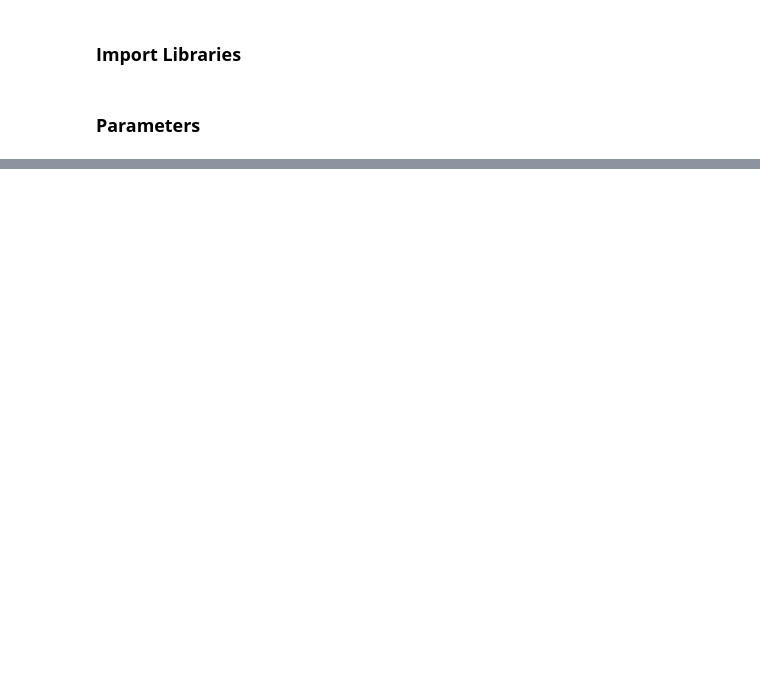
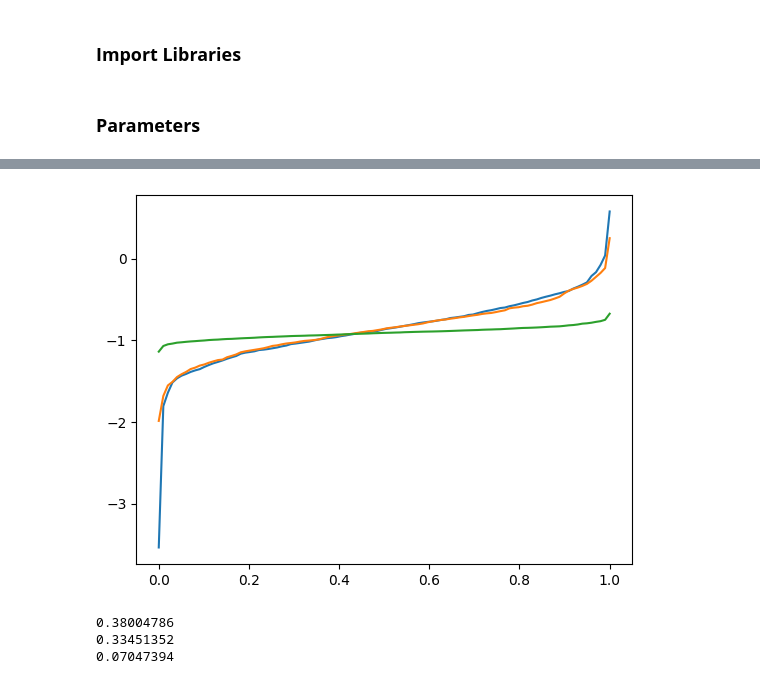
Before and after one commit to pharringtonp19/housing-and-homelessness, a Jupyter notebook: notebooks/JudgeIV.ipynb, the cells around one changed output, grey strips where cells are left out. Saved outputs shown, nothing was run; the diff lists cells and outputs as text; code cells hidden in the pictures; blank space fills up the shorter version.

```diff
--- a/notebooks/JudgeIV.ipynb
+++ b/notebooks/JudgeIV.ipynb
@@ -69 +76,20 @@ results_iid = jax.vmap(f_iid)(jax.random.split(key, 1000))
+# %%
+xs = jnp.linspace(0, 1, 100)
+ys_cluster = jax.vmap(jnp.quantile, in_axes=(None, 0))(results_cluster, xs)
+ys_iid = jax.vmap(jnp.quantile, in_axes=(None, 0))(results_iid, xs)
+ys_iid_ols = jax.vmap(jnp.quantile, in_axes=(None, 0))(results_iid_ols, xs)
+plt.plot(xs, ys_cluster)
+plt.plot(xs, ys_iid)
+plt.plot(xs, ys_iid_ols)
+plt.show()
+# %% [output]
+[figure, added]
+# %%
+print(jnp.std(results_cluster))
+print(jnp.std(results_iid))
+print(jnp.std(results_iid_ols))
+# %% [output]
+0.38004786
+0.33451352
+0.07047394
 # %%
```
Also changed, not shown: parts of 12 cells of this notebook.
